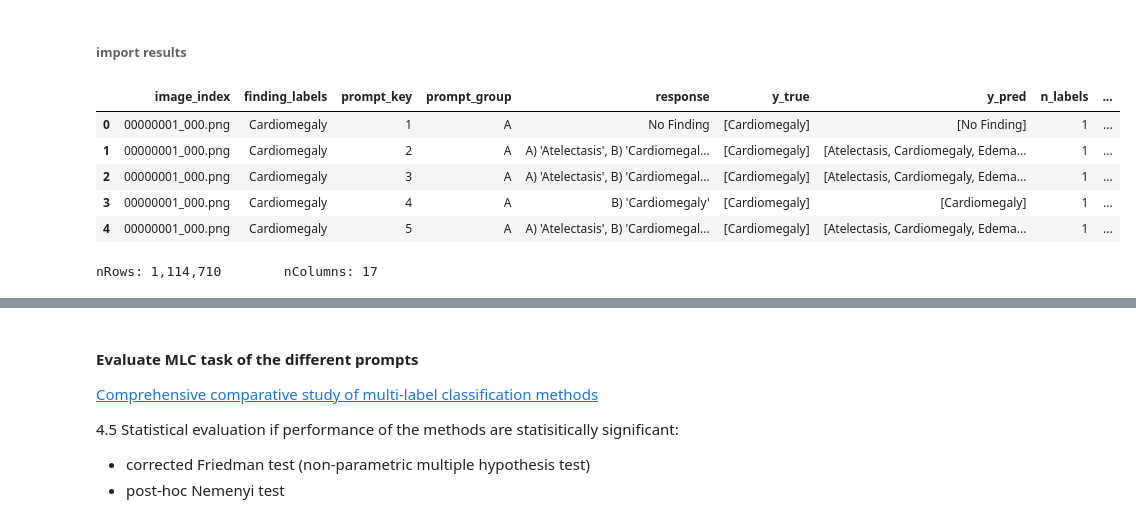
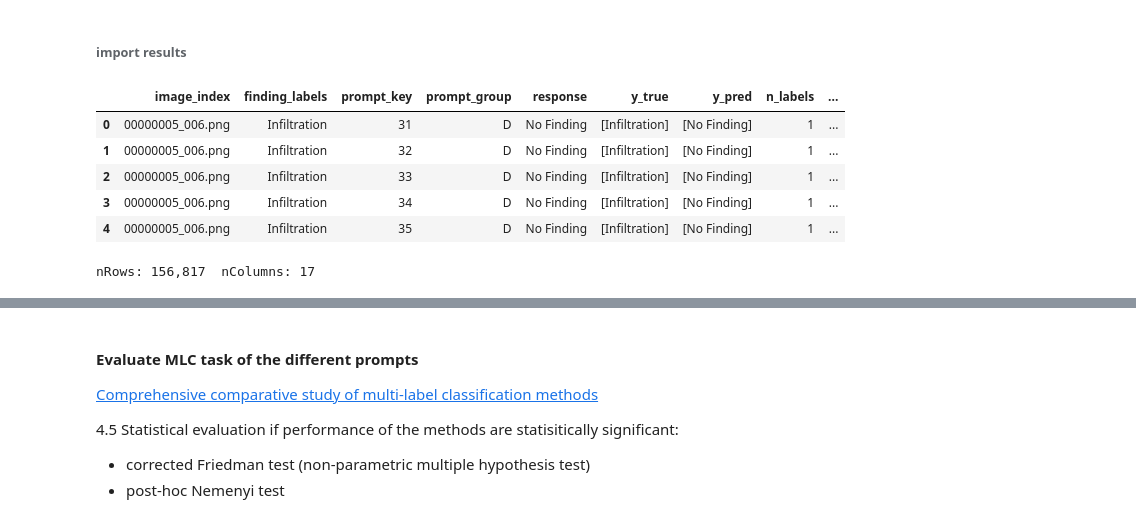
Before and after one commit to mark-rustad/CheXagent, a Jupyter notebook: get_started.ipynb, the cells around one changed output, grey strips where cells are left out. Cells and saved outputs as stored; diff of their text form; code cells hidden in the pictures.

```diff
--- a/get_started.ipynb
+++ b/get_started.ipynb
@@ -331,12 +356,13 @@ results.loc[results["finding_labels"].apply(lambda x: "Hernia" in x) & (results[
 # %%
-# data = data[column_names]
+data = data[column_names]
 # %% [markdown]
 ## Analyze prompts and responses
 # %% [markdown]
 ###### import results
 # %%
 # filelist = [x.as_posix() for x in Path("output").rglob("disease_classification_QA*.csv")]
-filelist = [x.as_posix() for x in Path("output").rglob("CheXagent_results_on_NIH_CXR.csv.gz")]
+# filelist = [x.as_posix() for x in Path("output").rglob("CheXagent_results_on_NIH_CXR.csv.gz")]
+filelist = [x.as_posix() for x in Path("output/NIH_Chest_Xray_IRFrelevant_findings").rglob("tmp_*")]
 results = pd.DataFrame()
 for f in filelist:
     df_i = pd.read_csv(
@@ -347,21 +373,21 @@ for f in filelist:
 results = results.drop_duplicates(ignore_index=True)
 
 labels = (
-    "Atelectasis", # relevant to IRF work
-    "Cardiomegaly",
-    "Consolidation", # relevant to IRF work
-    "Edema",
-    "Effusion", # relevant to IRF work
-    "Emphysema",
-    "Fibrosis",
-    "Hernia",
-    "Infiltration", # relevant to IRF work
-    "Mass",
-    "Nodule",
-    "Pleural_Thickening",
-    "Pneumonia", # relevant to IRF work
-    "Pneumothorax",
-    "No Finding", # relevant to IRF work
+    "Atelectasis",  # relevant to IRF work
+    # "Cardiomegaly",
+    "Consolidation",  # relevant to IRF work
+    # "Edema",
+    "Effusion",  # relevant to IRF work
+    # "Emphysema",
+    # "Fibrosis",
+    # "Hernia",
+    "Infiltration",  # relevant to IRF work
+    # "Mass",
+    # "Nodule",
+    # "Pleural_Thickening",
+    "Pneumonia",  # relevant to IRF work
+    # "Pneumothorax",
+    "No Finding",  # relevant to IRF work
 )
 results["y_true"] = results["finding_labels"].str.split("|")
 results["y_pred"] = results["response"].apply(lambda x: get_ypred(x, labels))
@@ -373,39 +399,40 @@ ytrue = mlb.fit_transform(results["y_true"])
 ypred = mlb.fit_transform(results["y_pred"])
 
 # make "prompt_key" categorical
-prompt_file_list = Path("data").glob("prompts*")
+# prompt_file_list = Path("data").glob("prompts*")
+prompt_file_list = Path("data").glob("prompts_ref*")
 prompts = {}
 for prompt_file in prompt_file_list:
     with open(prompt_file.as_posix(), "r") as json_file:
         data = json.load(json_file)
         prompts.update(data)
 
 prompt_key_order = [int(key) for key in prompts.keys()]
 prompt_key_order.sort()
 prompt_key_order = [str(key) for key in prompt_key_order]
 
 results["prompt_key"] = pd.Categorical(
     results["prompt_key"], ordered=True, categories=prompt_key_order
 )
 
 prompt_groups = get_prompt_groups(prompts)
 results["prompt_group"] = results["prompt_key"].map(prompt_groups)
 cols = ["image_index", "finding_labels", "prompt_key", "prompt_group", "response", "y_true", "y_pred", "n_labels", "response_num_findings"]  # fmt: skip # nopep8
 results = results[cols]
 cols = ["tps_len", "fps_len", "tns_len", "fns_len", "accuracy", "recall", "precision", "f1"]  # fmt: skip # nopep8
 results[cols] = get_sample_metrics(results, labels)
 
 # remove outlier case
 # results = results.loc[results["response_num_findings"] != 0, :]
 
 results = results.sort_values(["image_index", "prompt_key"], ignore_index=True)
 
 disp_df(results)
 # %% [output]
 |  | image_index | finding_labels | prompt_key | prompt_group | response | y_true | y_pred | n_labels | ... |
-| 0 | 00000001_000.png | Cardiomegaly | 1 | A | No Finding | [Cardiomegaly] | [No Finding] | 1 | ... |
-| 1 | 00000001_000.png | Cardiomegaly | 2 | A | A) 'Atelectasis', B) 'Cardiomegal... | [Cardiomegaly] | [Atelectasis, Cardiomegaly, Edema... | 1 | ... |
-| 2 | 00000001_000.png | Cardiomegaly | 3 | A | A) 'Atelectasis', B) 'Cardiomegal... | [Cardiomegaly] | [Atelectasis, Cardiomegaly, Edema... | 1 | ... |
-| 3 | 00000001_000.png | Cardiomegaly | 4 | A | B) 'Cardiomegaly' | [Cardiomegaly] | [Cardiomegaly] | 1 | ... |
-| 4 | 00000001_000.png | Cardiomegaly | 5 | A | A) 'Atelectasis', B) 'Cardiomegal... | [Cardiomegaly] | [Atelectasis, Cardiomegaly, Edema... | 1 | ... |
+| 0 | 00000005_006.png | Infiltration | 31 | D | No Finding | [Infiltration] | [No Finding] | 1 | ... |
+| 1 | 00000005_006.png | Infiltration | 32 | D | No Finding | [Infiltration] | [No Finding] | 1 | ... |
+| 2 | 00000005_006.png | Infiltration | 33 | D | No Finding | [Infiltration] | [No Finding] | 1 | ... |
+| 3 | 00000005_006.png | Infiltration | 34 | D | No Finding | [Infiltration] | [No Finding] | 1 | ... |
+| 4 | 00000005_006.png | Infiltration | 35 | D | No Finding | [Infiltration] | [No Finding] | 1 | ... |
-nRows: 1,114,710        nColumns: 17
+nRows: 156,817  nColumns: 17
```
Also changed, not shown: parts of 20 cells of this notebook.
